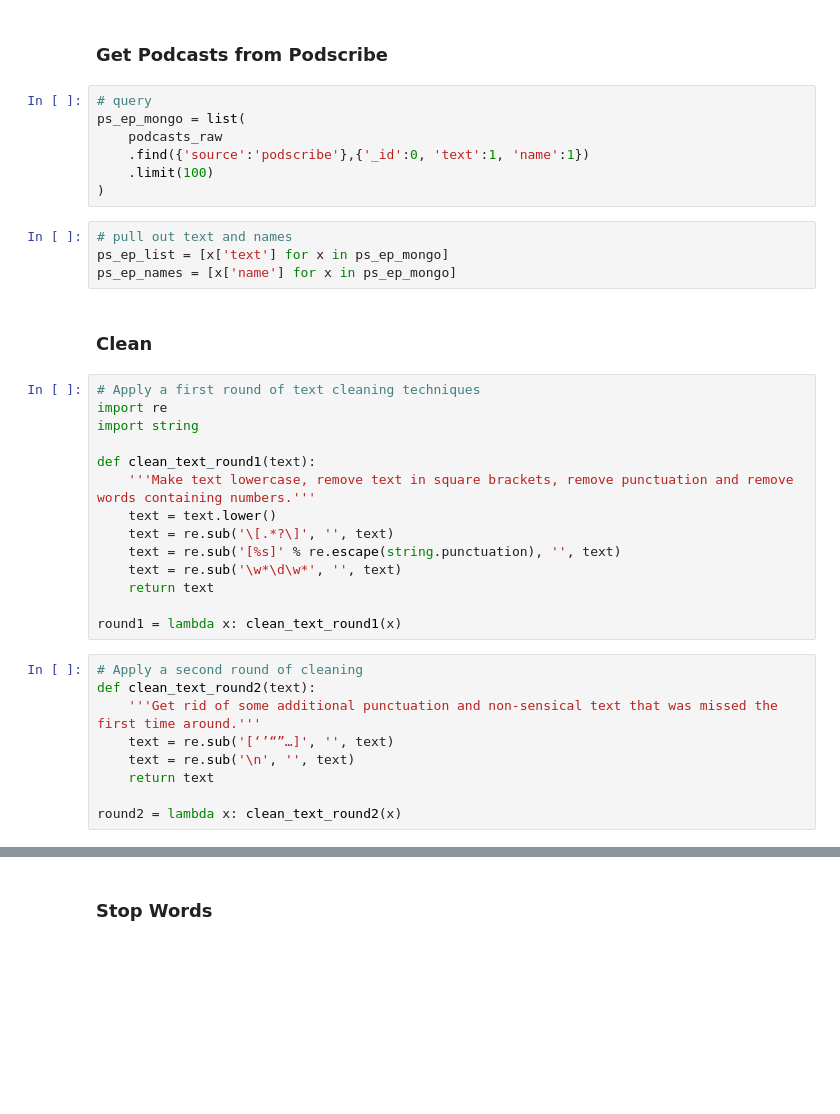
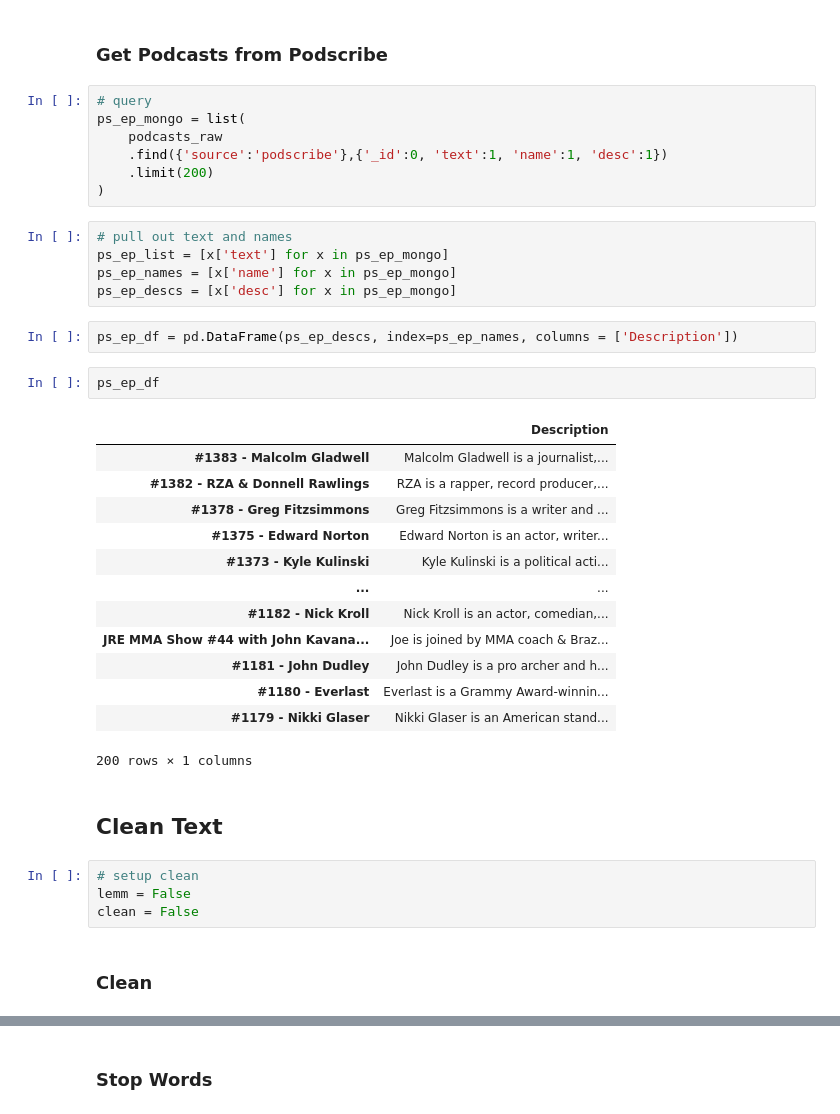
Before and after one commit to ericbassett/jre_podcast_rec, a Jupyter notebook: 02_clean_transcripts.ipynb, the cells around one changed output, grey strips where cells are left out. Drawn from its saved outputs; the diff is of its cells as text; blank space fills up the shorter version.

```diff
--- a/02_clean_transcripts.ipynb
+++ b/02_clean_transcripts.ipynb
@@ -51,35 +50,37 @@ podcasts_clean = jre_clean.podcasts
 # query
 ps_ep_mongo = list(
     podcasts_raw
-    .find({'source':'podscribe'},{'_id':0, 'text':1, 'name':1})
-    .limit(100)
+    .find({'source':'podscribe'},{'_id':0, 'text':1, 'name':1, 'desc':1})
+    .limit(200)
 )
 # %%
 # pull out text and names
 ps_ep_list = [x['text'] for x in ps_ep_mongo]
 ps_ep_names = [x['name'] for x in ps_ep_mongo]
+ps_ep_descs = [x['desc'] for x in ps_ep_mongo]
+# %%
+ps_ep_df = pd.DataFrame(ps_ep_descs, index=ps_ep_names, columns = ['Description'])
+# %%
+ps_ep_df
+# %% [output]
+|  | Description |
+| #1383 - Malcolm Gladwell | Malcolm Gladwell is a journalist,... |
+| #1382 - RZA & Donnell Rawlings | RZA is a rapper, record producer,... |
+| #1378 - Greg Fitzsimmons | Greg Fitzsimmons is a writer and ... |
+| #1375 - Edward Norton | Edward Norton is an actor, writer... |
+| #1373 - Kyle Kulinski | Kyle Kulinski is a political acti... |
+| ... | ... |
+| #1182 - Nick Kroll | Nick Kroll is an actor, comedian,... |
+| JRE MMA Show #44 with John Kavana... | Joe is joined by MMA coach & Braz... |
+| #1181 - John Dudley | John Dudley is a pro archer and h... |
+| #1180 - Everlast | Everlast is a Grammy Award-winnin... |
+| #1179 - Nikki Glaser | Nikki Glaser is an American stand... |
+200 rows × 1 columns
+# %% [markdown]
+## Clean Text
+# %%
+# setup clean
+lemm = False
+clean = False
 # %% [markdown]
 ### Clean
-# %%
-# Apply a first round of text cleaning techniques
-import re
-import string
-
-def clean_text_round1(text):
-    '''Make text lowercase, remove text in square brackets, remove punctuation and remove words containing numbers.'''
-    text = text.lower()
-    text = re.sub('\[.*?\]', '', text)
-    text = re.sub('[%s]' % re.escape(string.punctuation), '', text)
-    text = re.sub('\w*\d\w*', '', text)
-    return text
-
-round1 = lambda x: clean_text_round1(x)
-# %%
-# Apply a second round of cleaning
-def clean_text_round2(text):
-    '''Get rid of some additional punctuation and non-sensical text that was missed the first time around.'''
-    text = re.sub('[‘’“”…]', '', text)
-    text = re.sub('\n', '', text)
-    return text
-
-round2 = lambda x: clean_text_round2(x)
```
Also changed, not shown: parts of 36 cells of this notebook.
